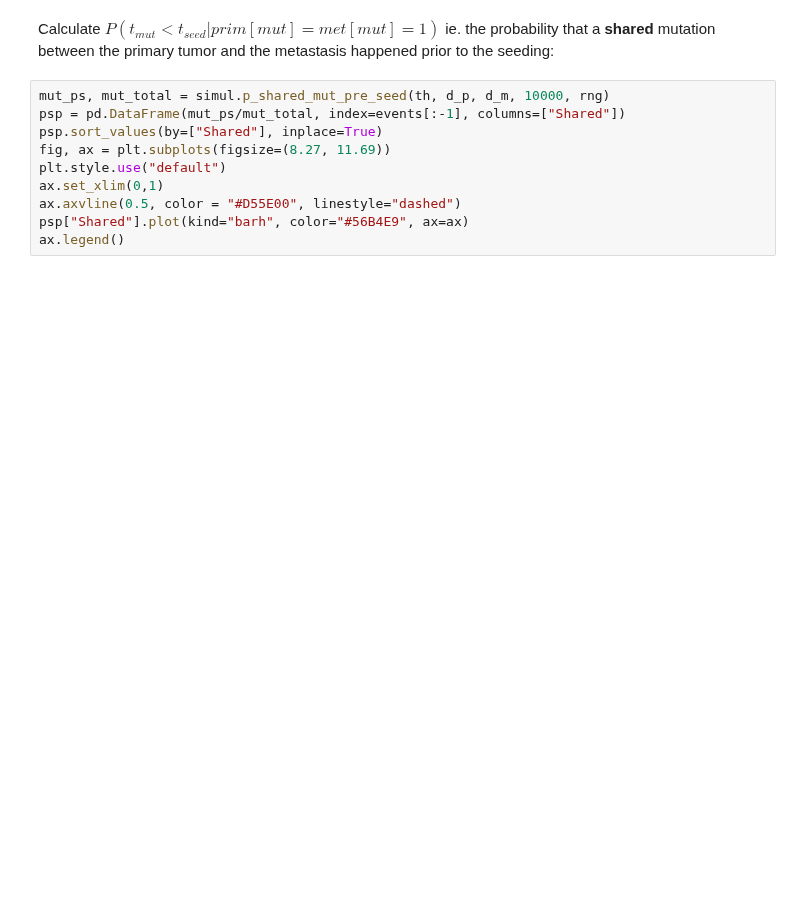
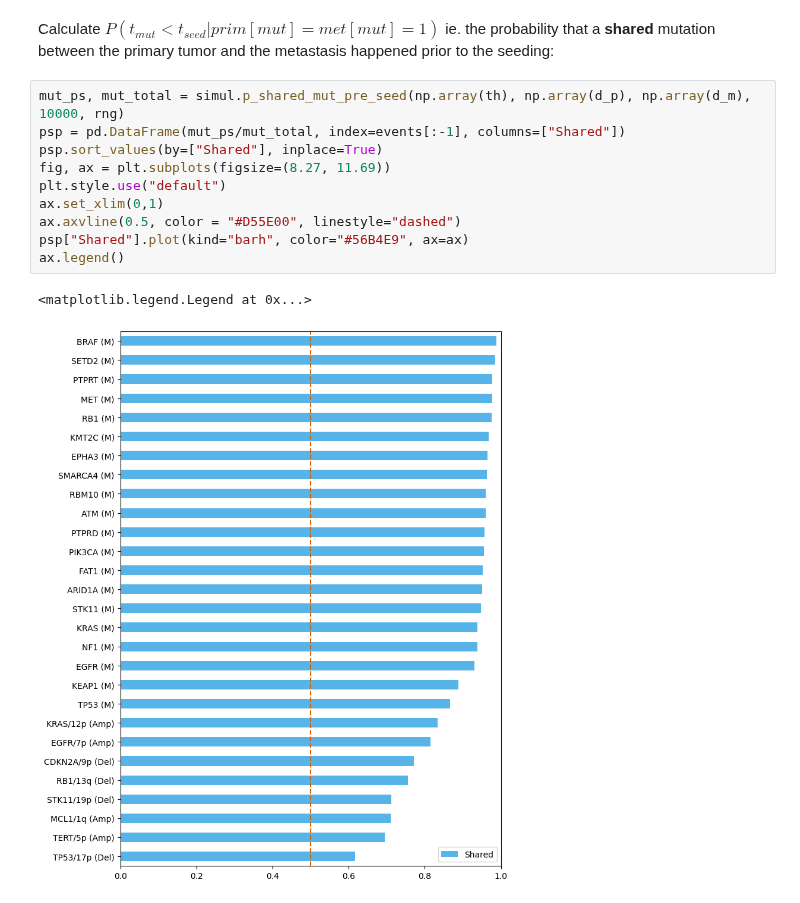
Before and after one commit to cbg-ethz/metMHN, a Jupyter notebook: examples/simulation_study.ipynb, the cells around one changed output. Saved outputs shown, nothing was run; the diff lists cells and outputs as text; blank space fills up the shorter version.

```diff
--- a/examples/simulation_study.ipynb
+++ b/examples/simulation_study.ipynb
@@ -65,12 +96,15 @@ counts
 # %% [markdown]
 Calculate $P(t_{mut} < t_{seed} | prim[mut] = met[mut] = 1)$ ie. the probability that a **shared** mutation between the primary tumor and the metastasis happened prior to the seeding:
 # %%
-mut_ps, mut_total = simul.p_shared_mut_pre_seed(th, d_p, d_m, 10000, rng)
+mut_ps, mut_total = simul.p_shared_mut_pre_seed(np.array(th), np.array(d_p), np.array(d_m), 10000, rng)
 psp = pd.DataFrame(mut_ps/mut_total, index=events[:-1], columns=["Shared"])
 psp.sort_values(by=["Shared"], inplace=True)
 fig, ax = plt.subplots(figsize=(8.27, 11.69))
 plt.style.use("default")
 ax.set_xlim(0,1)
 ax.axvline(0.5, color = "#D55E00", linestyle="dashed")
 psp["Shared"].plot(kind="barh", color="#56B4E9", ax=ax)
 ax.legend()
+# %% [output]
+<matplotlib.legend.Legend at 0x...>
+[figure, added]
```
Also changed, not shown: parts of 5 cells of this notebook, 4 other files.
